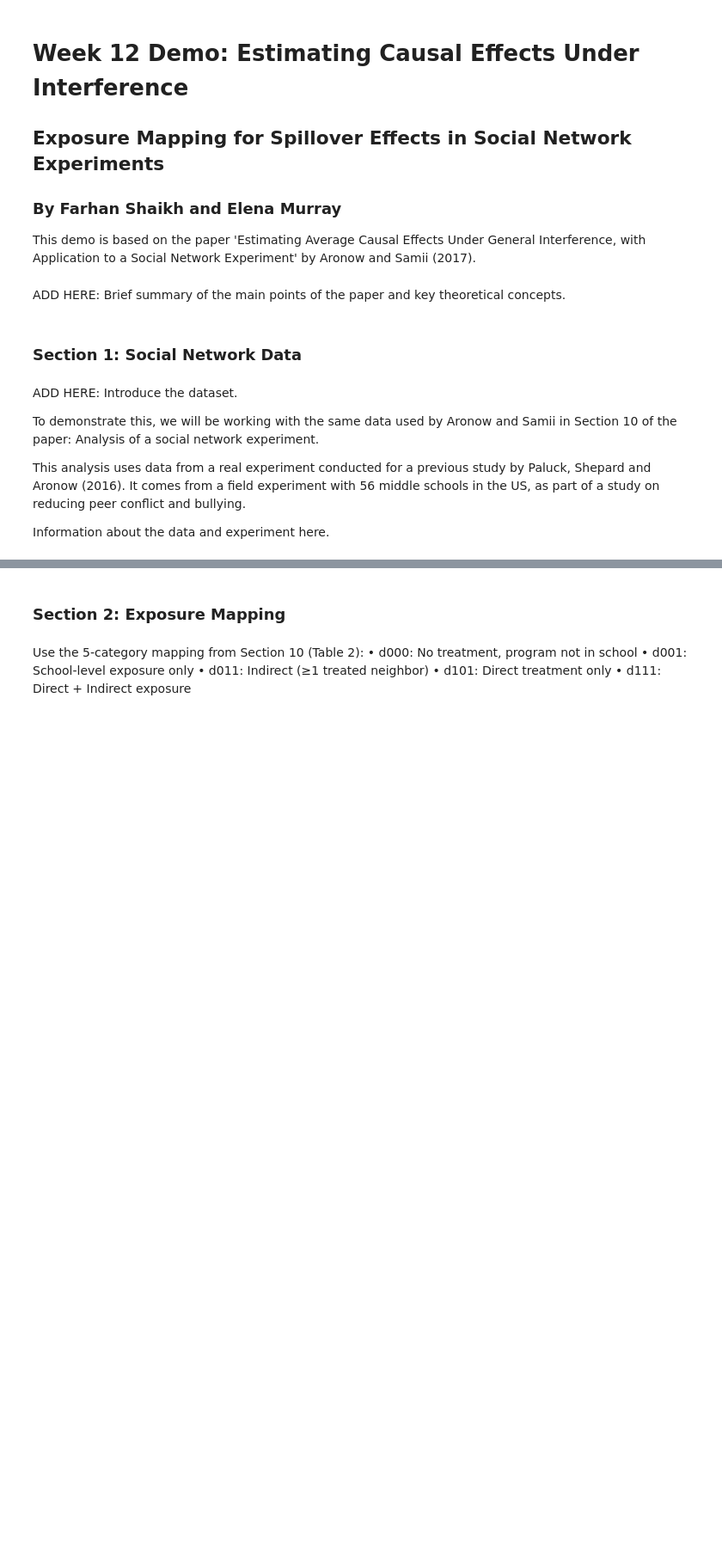
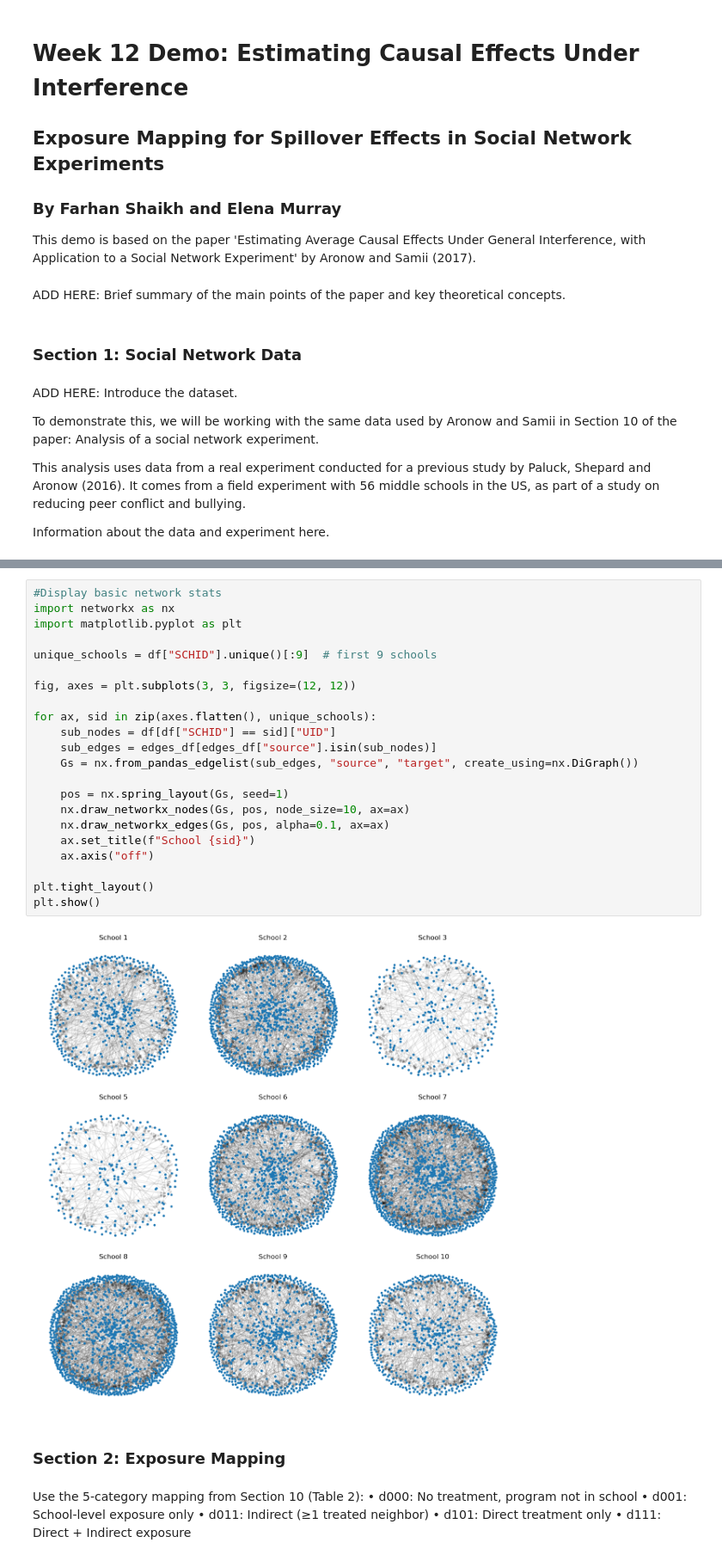
Before and after one commit to causalml-fall25/demonstration-farhan-elena, a Jupyter notebook: Demo_Notebook.ipynb, the cells around one changed output, grey strips where cells are left out. Shown at 86% size. Saved outputs shown, nothing was run; the diff lists cells and outputs as text; blank space fills up the shorter version.

Commit message:
Exposure mapping and network visualizations included

```diff
--- a/Demo_Notebook.ipynb
+++ b/Demo_Notebook.ipynb
@@ -78,3 +84,27 @@ Sample of extracted edges:
+# %%
+#Display basic network stats
+import networkx as nx
+import matplotlib.pyplot as plt
+
+unique_schools = df["SCHID"].unique()[:9]  # first 9 schools
+
+fig, axes = plt.subplots(3, 3, figsize=(12, 12))
+
+for ax, sid in zip(axes.flatten(), unique_schools):
+    sub_nodes = df[df["SCHID"] == sid]["UID"]
+    sub_edges = edges_df[edges_df["source"].isin(sub_nodes)]
+    Gs = nx.from_pandas_edgelist(sub_edges, "source", "target", create_using=nx.DiGraph())
+
+    pos = nx.spring_layout(Gs, seed=1)
+    nx.draw_networkx_nodes(Gs, pos, node_size=10, ax=ax)
+    nx.draw_networkx_edges(Gs, pos, alpha=0.1, ax=ax)
+    ax.set_title(f"School {sid}")
+    ax.axis("off")
+
+plt.tight_layout()
+plt.show()
+# %% [output]
+[figure, added]
 # %% [markdown]
 ### Section 2: Exposure Mapping
 # %% [markdown]
```
Also changed, not shown: parts of 6 cells of this notebook.
